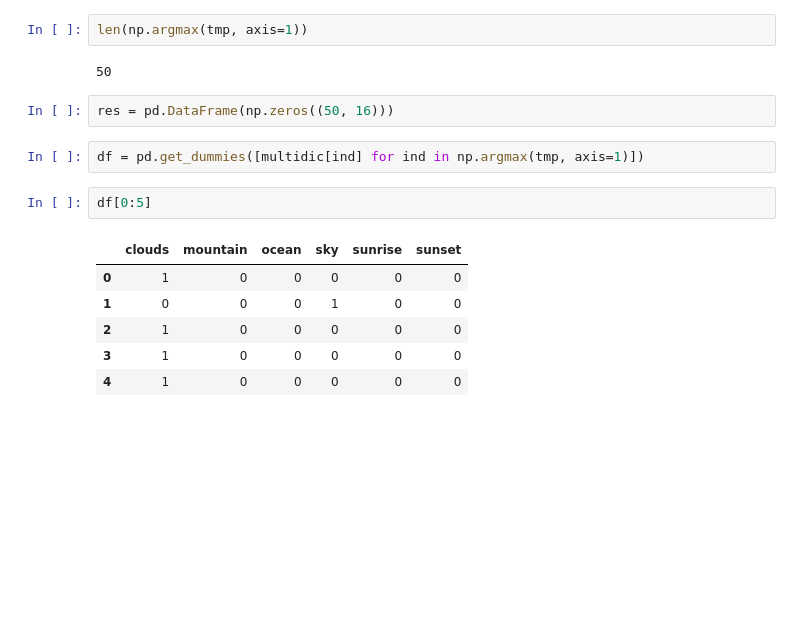
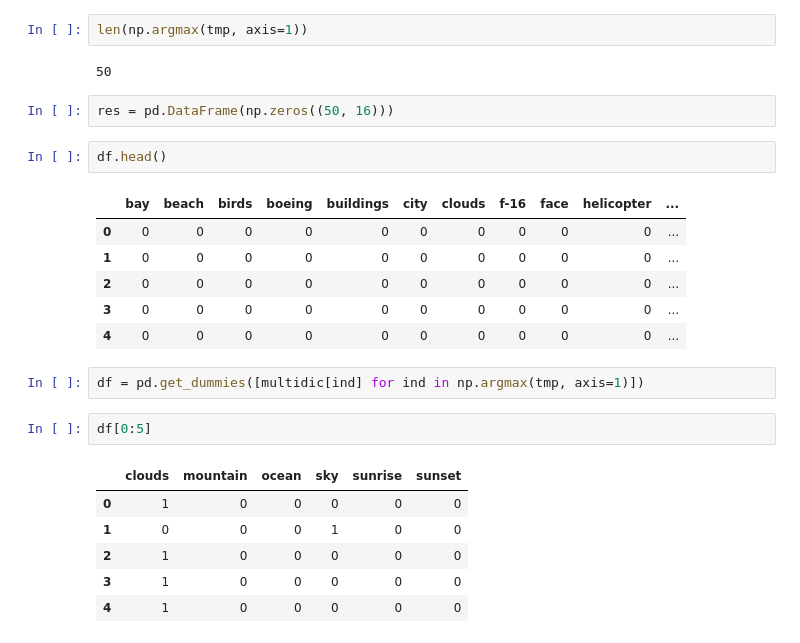
Before and after one commit to karino2/ClassSim, a Jupyter notebook: classifier_similarity.ipynb, the cells around one changed output. Drawn from its saved outputs; the diff is of its cells as text; blank space fills up the shorter version.

```diff
--- a/classifier_similarity.ipynb
+++ b/classifier_similarity.ipynb
@@ -428,6 +450,15 @@ len(np.argmax(tmp, axis=1))
 50
 # %%
 res = pd.DataFrame(np.zeros((50, 16)))
+# %%
+df.head()
+# %% [output]
+|  | bay | beach | birds | boeing | buildings | city | clouds | f-16 | face | helicopter | ... |
+| 0 | 0 | 0 | 0 | 0 | 0 | 0 | 0 | 0 | 0 | 0 | ... |
+| 1 | 0 | 0 | 0 | 0 | 0 | 0 | 0 | 0 | 0 | 0 | ... |
+| 2 | 0 | 0 | 0 | 0 | 0 | 0 | 0 | 0 | 0 | 0 | ... |
+| 3 | 0 | 0 | 0 | 0 | 0 | 0 | 0 | 0 | 0 | 0 | ... |
+| 4 | 0 | 0 | 0 | 0 | 0 | 0 | 0 | 0 | 0 | 0 | ... |
 # %%
 df = pd.get_dummies([multidic[ind] for ind in np.argmax(tmp, axis=1)])
 # %%
```
Also changed, not shown: parts of 2 cells of this notebook.
